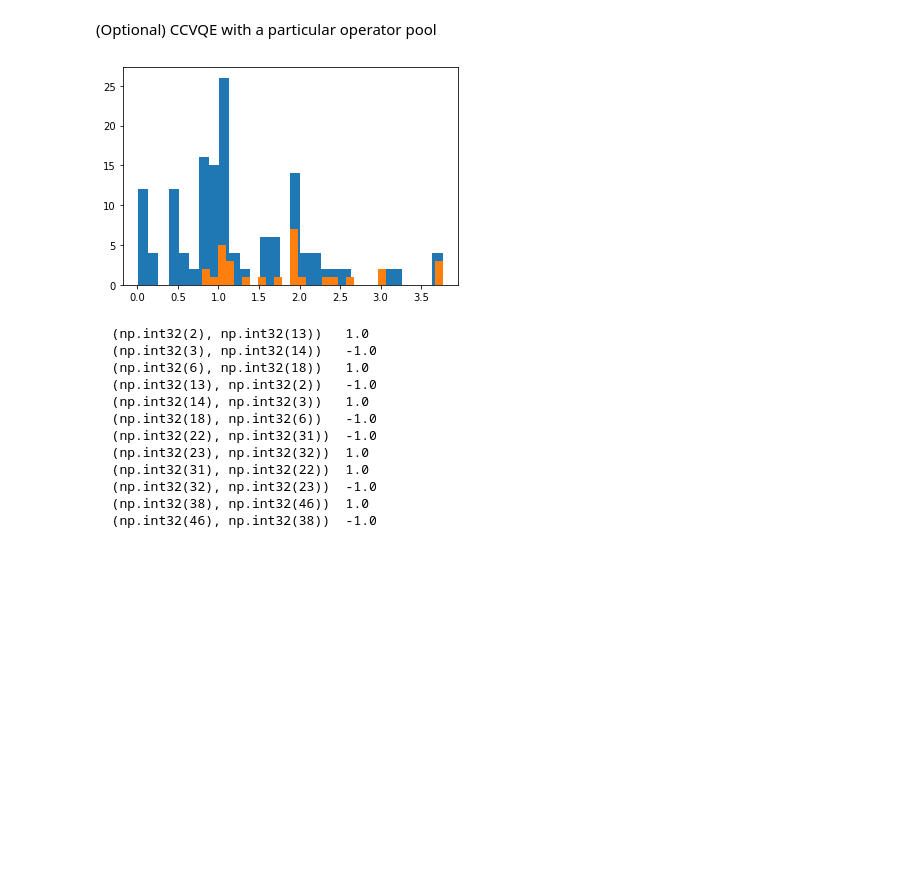
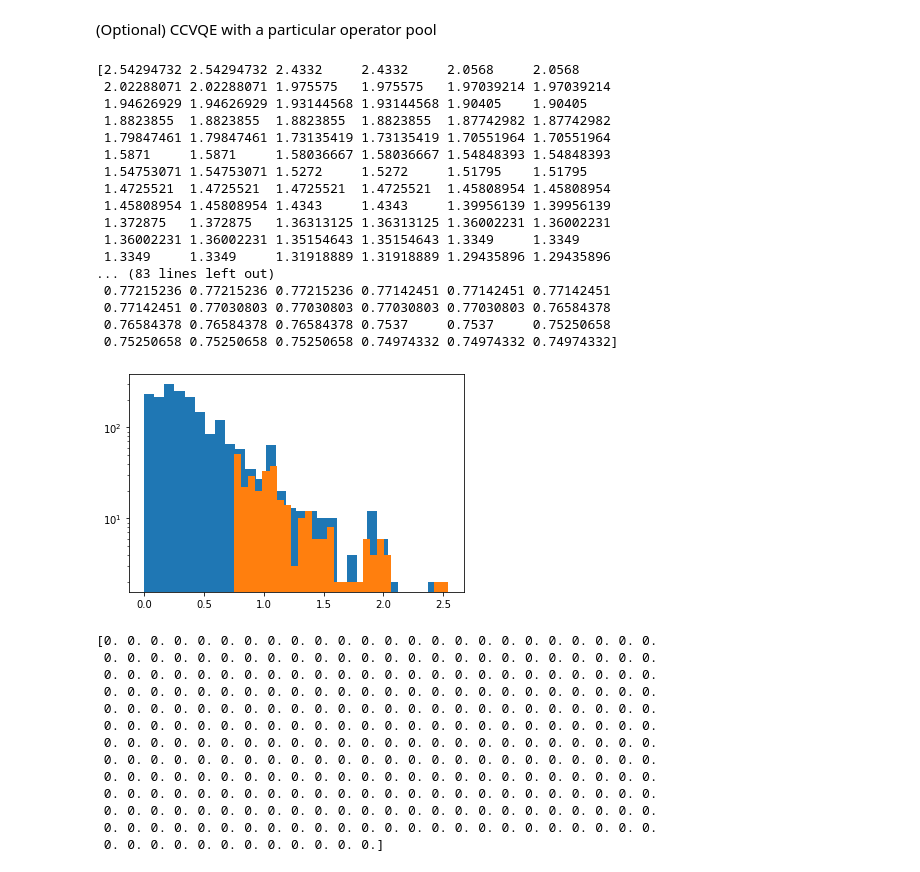
Before and after one commit to emacosta95/QuantumMachineLearningFermions, a Jupyter notebook: HartreeFock.ipynb, the cells around one changed output. Saved outputs shown, nothing was run; the diff lists cells and outputs as text; code cells hidden in the pictures; blank space fills up the shorter version.

```diff
--- a/HartreeFock.ipynb
+++ b/HartreeFock.ipynb
@@ -19,7 +19,7 @@ import torch
 import torch.nn as nn
 import torch.optim as optim
 
-file_name='data/cki'
+file_name='data/usdb.nat'
 
 
 SPS=SingleParticleState(file_name=file_name)
@@ -29,7 +29,7 @@ twobody_matrix,energies=get_twobody_nuclearshell_model(file_name=file_name)
 Computing the matrix, pls wait... (u_u)
 # %%
 nparticles_a=4
-nparticles_b=4
+nparticles_b=2
 
 size_a=SPS.energies.shape[0]//2
 size_b=SPS.energies.shape[0]//2
@@ -637,22 +681,47 @@ for key,op in operator_pool.items():
         keys.append(key)
 vs=np.abs(np.asarray(vs))
 # %%
-size=30
+size=300
 
-selection=np.random.choice(np.arange(vs.shape[0]),size=size,replace=False,p=vs/np.sum(vs))
+#selection=np.random.choice(np.arange(vs.shape[0]),size=size,replace=False,p=vs/np.sum(vs))
+
+selection=np.argsort(vs)[-size:][::-1]
+
+
 
 selected_vs=vs[selection]
 
+print(np.sort(vs)[-size:][::-1],selected_vs)
+
 plt.hist(vs,bins=30)
 plt.hist(selected_vs,bins=30)
+#plt.xlim([2,2.5])
+plt.semilogy()
 plt.show()
 
 
 new_operator_pool={}
 for idx in selection:
     new_operator_pool[(keys[idx])]=ops[idx]
 # %% [output]
+[2.54294732 2.54294732 2.4332     2.4332     2.0568     2.0568
+ 2.02288071 2.02288071 1.975575   1.975575   1.97039214 1.97039214
+ 1.94626929 1.94626929 1.93144568 1.93144568 1.90405    1.90405
+ 1.8823855  1.8823855  1.8823855  1.8823855  1.87742982 1.87742982
+ 1.79847461 1.79847461 1.73135419 1.73135419 1.70551964 1.70551964
+ 1.5871     1.5871     1.58036667 1.58036667 1.54848393 1.54848393
+ 1.54753071 1.54753071 1.5272     1.5272     1.51795    1.51795
+ 1.4725521  1.4725521  1.4725521  1.4725521  1.45808954 1.45808954
+ 1.45808954 1.45808954 1.4343     1.4343     1.39956139 1.39956139
+ 1.372875   1.372875   1.36313125 1.36313125 1.36002231 1.36002231
+ 1.36002231 1.36002231 1.35154643 1.35154643 1.3349     1.3349
+ 1.3349     1.3349     1.31918889 1.31918889 1.29435896 1.29435896
+... (83 lines left out)
+ 0.77215236 0.77215236 0.77215236 0.77142451 0.77142451 0.77142451
+ 0.77142451 0.77030803 0.77030803 0.77030803 0.77030803 0.76584378
+ 0.76584378 0.76584378 0.76584378 0.7537     0.7537     0.75250658
+ 0.75250658 0.75250658 0.75250658 0.74974332 0.74974332 0.74974332]
-[figure, old version]
+[figure, new version]
 # %%
 from src.qml_models import CCVQEFermiHubbard
 from scipy.optimize import minimize
@@ -662,22 +731,23 @@ model.set_hamiltonian(NSMHamiltonian.hamiltonian)
 model.set_reference_psi(psi_hf,energy_gs=egs[0])
 model.set_operators_pool(operator_pool=new_operator_pool,random=random)
 
-print(model.operator_action[0])
-#%%
-res=minimize(model.forward,x0=model.weights,method='BFGS',jac=model.backward,tol=10**-3,callback=model.callback)
+#model.weights=selected_vs.copy()
+
+print(model.weights)
 # %% [output]
-  (np.int32(2), np.int32(13))   1.0
-  (np.int32(3), np.int32(14))   -1.0
-  (np.int32(6), np.int32(18))   1.0
-  (np.int32(13), np.int32(2))   -1.0
-  (np.int32(14), np.int32(3))   1.0
-  (np.int32(18), np.int32(6))   -1.0
-  (np.int32(22), np.int32(31))  -1.0
-  (np.int32(23), np.int32(32))  1.0
-  (np.int32(31), np.int32(22))  1.0
-  (np.int32(32), np.int32(23))  -1.0
-  (np.int32(38), np.int32(46))  1.0
-  (np.int32(46), np.int32(38))  -1.0
+[0. 0. 0. 0. 0. 0. 0. 0. 0. 0. 0. 0. 0. 0. 0. 0. 0. 0. 0. 0. 0. 0. 0. 0.
+ 0. 0. 0. 0. 0. 0. 0. 0. 0. 0. 0. 0. 0. 0. 0. 0. 0. 0. 0. 0. 0. 0. 0. 0.
+ 0. 0. 0. 0. 0. 0. 0. 0. 0. 0. 0. 0. 0. 0. 0. 0. 0. 0. 0. 0. 0. 0. 0. 0.
+ 0. 0. 0. 0. 0. 0. 0. 0. 0. 0. 0. 0. 0. 0. 0. 0. 0. 0. 0. 0. 0. 0. 0. 0.
+ 0. 0. 0. 0. 0. 0. 0. 0. 0. 0. 0. 0. 0. 0. 0. 0. 0. 0. 0. 0. 0. 0. 0. 0.
+ 0. 0. 0. 0. 0. 0. 0. 0. 0. 0. 0. 0. 0. 0. 0. 0. 0. 0. 0. 0. 0. 0. 0. 0.
+ 0. 0. 0. 0. 0. 0. 0. 0. 0. 0. 0. 0. 0. 0. 0. 0. 0. 0. 0. 0. 0. 0. 0. 0.
+ 0. 0. 0. 0. 0. 0. 0. 0. 0. 0. 0. 0. 0. 0. 0. 0. 0. 0. 0. 0. 0. 0. 0. 0.
+ 0. 0. 0. 0. 0. 0. 0. 0. 0. 0. 0. 0. 0. 0. 0. 0. 0. 0. 0. 0. 0. 0. 0. 0.
+ 0. 0. 0. 0. 0. 0. 0. 0. 0. 0. 0. 0. 0. 0. 0. 0. 0. 0. 0. 0. 0. 0. 0. 0.
+ 0. 0. 0. 0. 0. 0. 0. 0. 0. 0. 0. 0. 0. 0. 0. 0. 0. 0. 0. 0. 0. 0. 0. 0.
+ 0. 0. 0. 0. 0. 0. 0. 0. 0. 0. 0. 0. 0. 0. 0. 0. 0. 0. 0. 0. 0. 0. 0. 0.
+ 0. 0. 0. 0. 0. 0. 0. 0. 0. 0. 0. 0.]
 # %%
 res = minimize(
                     model.forward,
```
Also changed, not shown: parts of 22 cells of this notebook, 4 other files.
